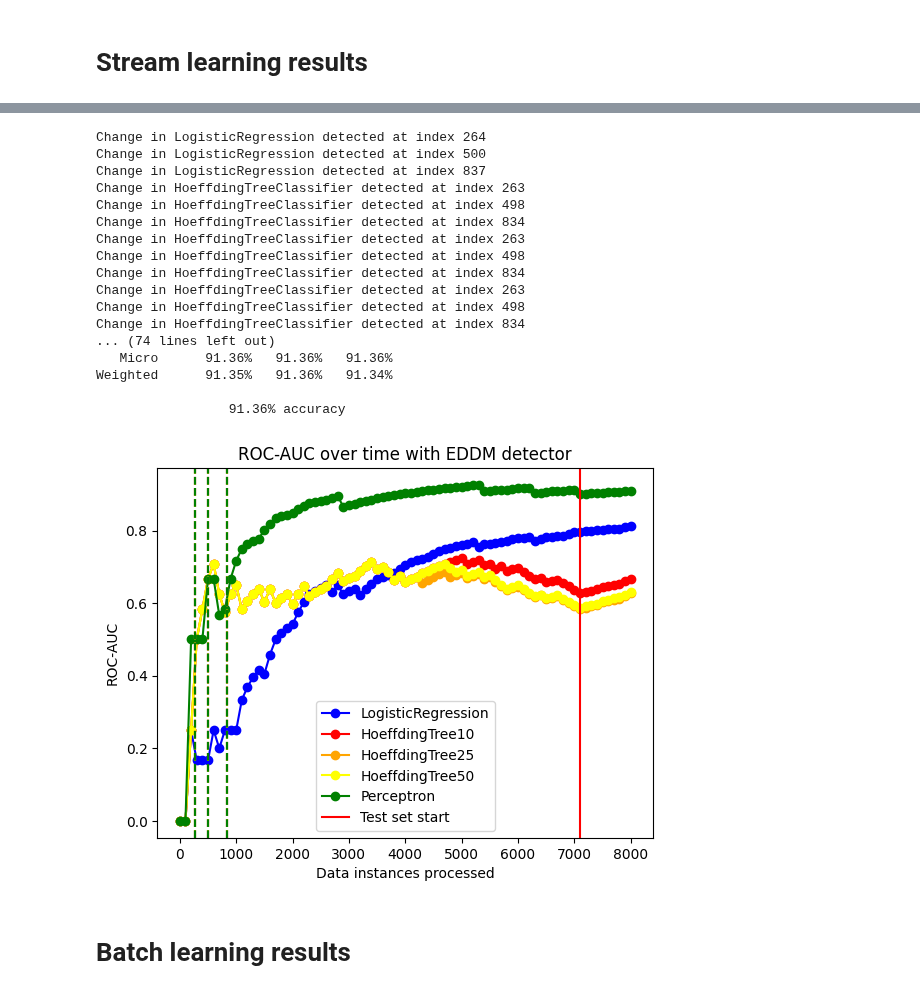
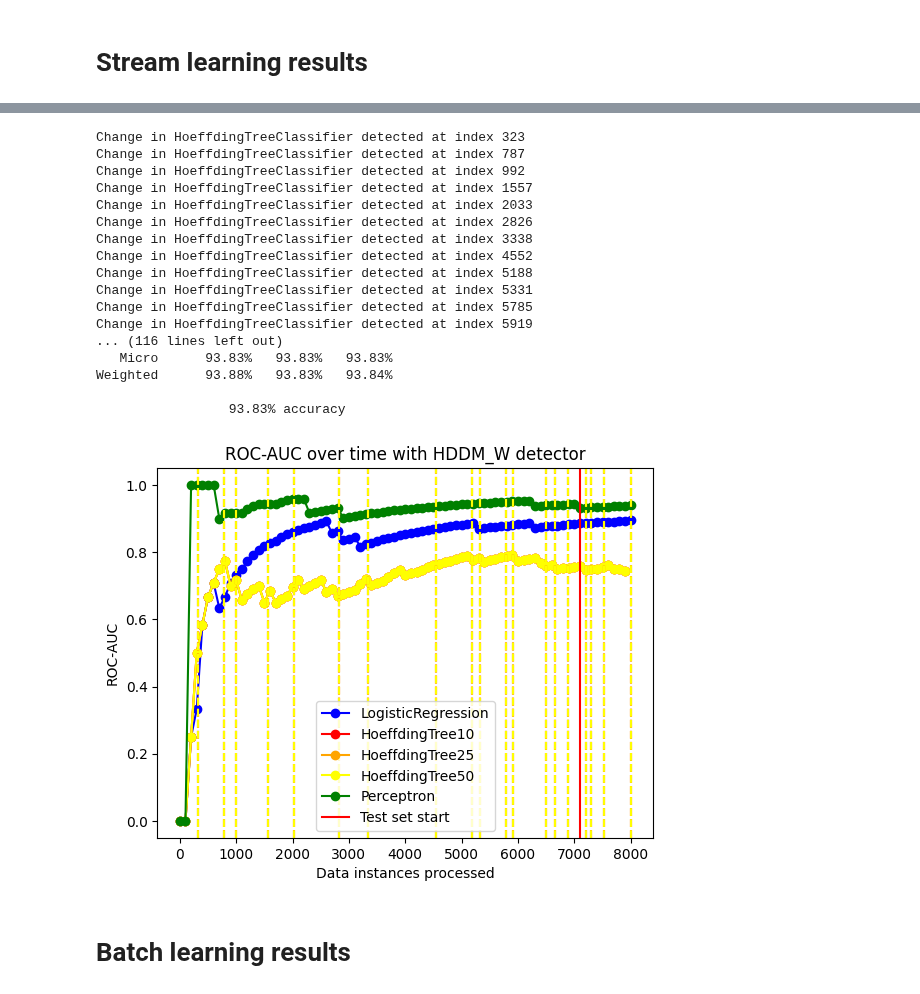
Before and after one commit to adriano-miranda/ML2-Project, a Jupyter notebook: Project.ipynb, the cells around one changed output, grey strips where cells are left out. Cells and saved outputs as stored; diff of their text form; code cells hidden in the pictures.

Commit message:
New drift detectors, fixed binary drift detection

```diff
--- a/Project.ipynb
+++ b/Project.ipynb
@@ -208,7 +208,7 @@ def create_features(modelo, wrapped=False, colIndex=None):
 
     return model
 
-def stream_learning(X_train, y_train, X_test, y_test, modelo, drift_detect, model_name):
+def stream_learning(X_train, y_train, X_test, y_test, modelo, drift_detect, model_name, is_bin_ddm=False):
 
     """
     Obtains the results in train and test partition using a specific river pipeline.
@@ -254,7 +254,11 @@ def stream_learning(X_train, y_train, X_test, y_test, modelo, drift_detect, mode
 
         y_pred = model.predict_one(xi)
         model.learn_one(xi, yi)
-        drift_detector.update(yi)
+
+        if is_bin_ddm:
+            drift_detector.update(1 if y_pred != yi else 0)
+        else:
+            drift_detector.update(yi)
 
         if y_pred != None:
             if counter % 100 == 0 and counter!=0:
@@ -266,7 +270,7 @@ def stream_learning(X_train, y_train, X_test, y_test, modelo, drift_detect, mode
 
     return ROC_values, drifts, report2
 
-def get_models_results(X_train, y_train, X_test, y_test, models, drift_detector):
+def get_models_results(X_train, y_train, X_test, y_test, models, drift_detector, is_bin_ddm=False):
 
     """
     Store the results for a model over train and test sets.
@@ -289,7 +293,7 @@ def get_models_results(X_train, y_train, X_test, y_test, models, drift_detector)
         model_instance = create_features(model)
         accuracies_model, drifts_model, report_model = stream_learning(X_train, y_train, X_test, y_test,
                                                                        modelo=model_instance, drift_detect=drift_detector,
-                                                                       model_name=model_name)
+                                                                       model_name=model_name, is_bin_ddm=is_bin_ddm)
 
         ROCs.append(accuracies_model)
         drifts.append(drifts_model)
@@ -371,26 +375,26 @@ Weighted      93.88%   93.83%   93.84%
 # %%
 # Plot results
-ROC, drifts, reports = get_models_results(X_train, y_train, X_test, y_test, models, drift_detector= drift.binary.EDDM(warm_start=100))
-plot_roc(ROC, drifts, colors, labels, title = "ROC-AUC over time with EDDM detector", index_test = len(X_train)+1)
+ROC, drifts, reports = get_models_results(X_train, y_train, X_test, y_test, models, drift_detector=drift.binary.HDDM_W(), is_bin_ddm=True)
+plot_roc(ROC, drifts, colors, labels, title = "ROC-AUC over time with HDDM_W detector", index_test = len(X_train)+1)
 # %% [output]
-Change in LogisticRegression detected at index 264
-Change in LogisticRegression detected at index 500
-Change in LogisticRegression detected at index 837
-Change in HoeffdingTreeClassifier detected at index 263
-Change in HoeffdingTreeClassifier detected at index 498
-Change in HoeffdingTreeClassifier detected at index 834
-Change in HoeffdingTreeClassifier detected at index 263
-Change in HoeffdingTreeClassifier detected at index 498
-Change in HoeffdingTreeClassifier detected at index 834
-Change in HoeffdingTreeClassifier detected at index 263
-Change in HoeffdingTreeClassifier detected at index 498
-Change in HoeffdingTreeClassifier detected at index 834
-... (74 lines left out)
-   Micro      91.36%   91.36%   91.36%
-Weighted      91.35%   91.36%   91.34%
+Change in HoeffdingTreeClassifier detected at index 323
+Change in HoeffdingTreeClassifier detected at index 787
+Change in HoeffdingTreeClassifier detected at index 992
+Change in HoeffdingTreeClassifier detected at index 1557
+Change in HoeffdingTreeClassifier detected at index 2033
+Change in HoeffdingTreeClassifier detected at index 2826
+Change in HoeffdingTreeClassifier detected at index 3338
+Change in HoeffdingTreeClassifier detected at index 4552
+Change in HoeffdingTreeClassifier detected at index 5188
+Change in HoeffdingTreeClassifier detected at index 5331
+Change in HoeffdingTreeClassifier detected at index 5785
+Change in HoeffdingTreeClassifier detected at index 5919
+... (116 lines left out)
+   Micro      93.83%   93.83%   93.83%
+Weighted      93.88%   93.83%   93.84%
 
-                 91.36% accuracy
+                 93.83% accuracy
-[figure, old version]
+[figure, new version]
 # %% [markdown]
 # Batch learning results
 # %%
```
Also changed, not shown: parts of 1 cell of this notebook.
